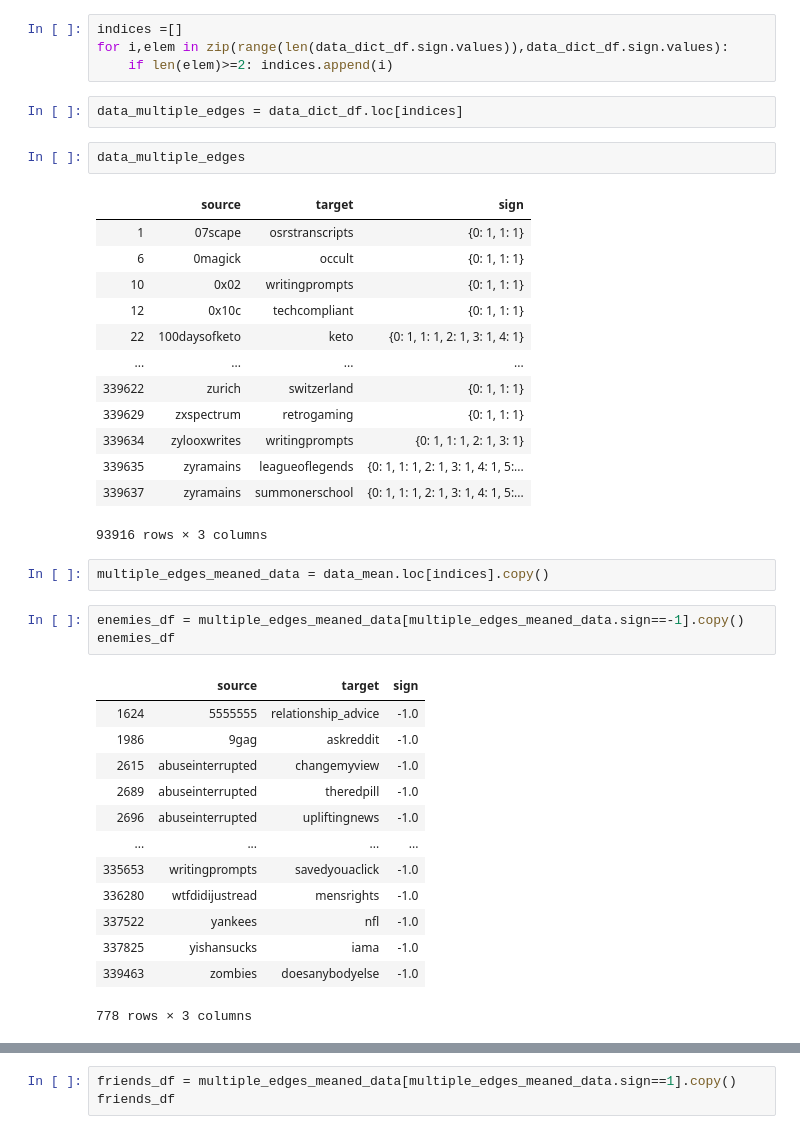
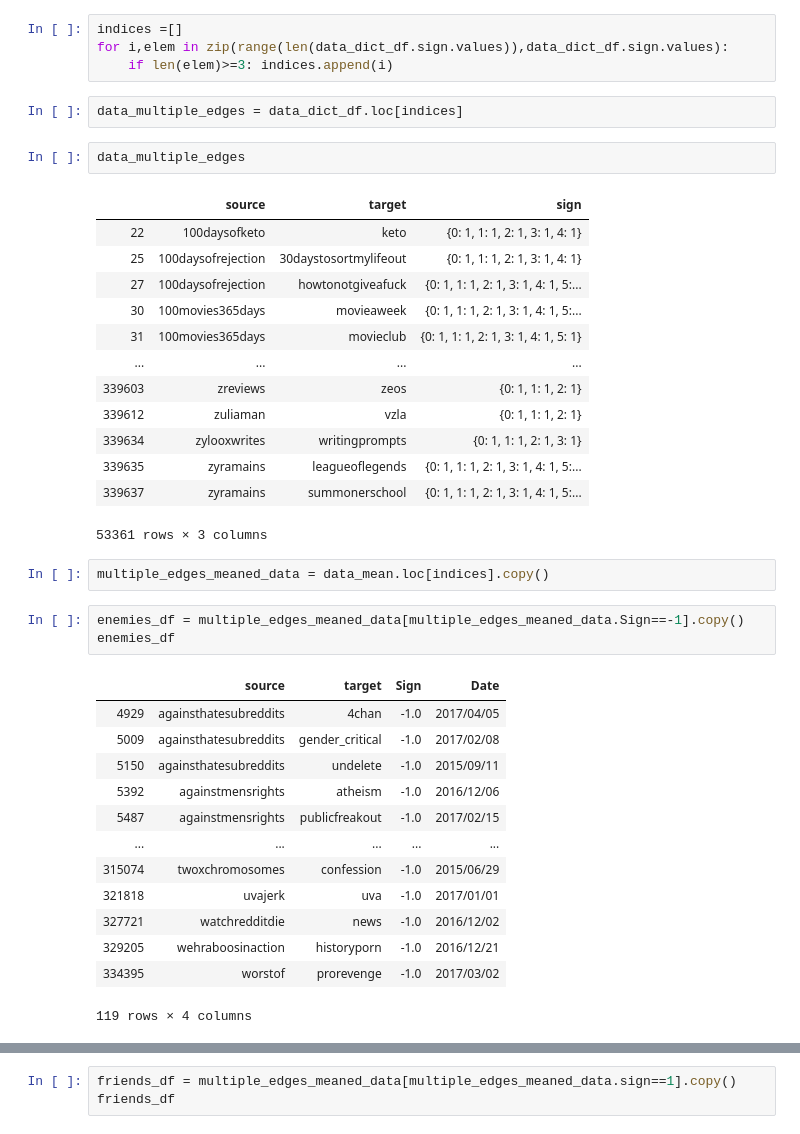
Before and after one commit to epfl-ada/ada-2020-project-milestone-p3-p3_wara9i, a Jupyter notebook: creative_extension.ipynb, the cells around one changed output, grey strips where cells are left out. Cells and saved outputs as stored; diff of their text form.

```diff
--- a/creative_extension.ipynb
+++ b/creative_extension.ipynb
@@ -284,41 +284,41 @@ data_dict_df = pd.DataFrame({"source":listed_source_dict,"target":listed_target_
 # %%
 indices =[]
 for i,elem in zip(range(len(data_dict_df.sign.values)),data_dict_df.sign.values):
-    if len(elem)>=2: indices.append(i)
+    if len(elem)>=3: indices.append(i)
 # %%
 data_multiple_edges = data_dict_df.loc[indices]
 # %%
 data_multiple_edges
 # %% [output]
 |  | source | target | sign |
-| 1 | 07scape | osrstranscripts | {0: 1, 1: 1} |
-| 6 | 0magick | occult | {0: 1, 1: 1} |
-| 10 | 0x02 | writingprompts | {0: 1, 1: 1} |
-| 12 | 0x10c | techcompliant | {0: 1, 1: 1} |
 | 22 | 100daysofketo | keto | {0: 1, 1: 1, 2: 1, 3: 1, 4: 1} |
+| 25 | 100daysofrejection | 30daystosortmylifeout | {0: 1, 1: 1, 2: 1, 3: 1, 4: 1} |
+| 27 | 100daysofrejection | howtonotgiveafuck | {0: 1, 1: 1, 2: 1, 3: 1, 4: 1, 5:... |
+| 30 | 100movies365days | movieaweek | {0: 1, 1: 1, 2: 1, 3: 1, 4: 1, 5:... |
+| 31 | 100movies365days | movieclub | {0: 1, 1: 1, 2: 1, 3: 1, 4: 1, 5: 1} |
 | ... | ... | ... | ... |
-| 339622 | zurich | switzerland | {0: 1, 1: 1} |
-| 339629 | zxspectrum | retrogaming | {0: 1, 1: 1} |
+| 339603 | zreviews | zeos | {0: 1, 1: 1, 2: 1} |
+| 339612 | zuliaman | vzla | {0: 1, 1: 1, 2: 1} |
 | 339634 | zylooxwrites | writingprompts | {0: 1, 1: 1, 2: 1, 3: 1} |
 | 339635 | zyramains | leagueoflegends | {0: 1, 1: 1, 2: 1, 3: 1, 4: 1, 5:... |
 | 339637 | zyramains | summonerschool | {0: 1, 1: 1, 2: 1, 3: 1, 4: 1, 5:... |
-93916 rows × 3 columns
+53361 rows × 3 columns
 # %%
 multiple_edges_meaned_data = data_mean.loc[indices].copy()
 # %%
-enemies_df = multiple_edges_meaned_data[multiple_edges_meaned_data.sign==-1].copy()
+enemies_df = multiple_edges_meaned_data[multiple_edges_meaned_data.Sign==-1].copy()
 enemies_df
 # %% [output]
-|  | source | target | sign |
-| 1624 | 5555555 | relationship_advice | -1.0 |
-| 1986 | 9gag | askreddit | -1.0 |
-| 2615 | abuseinterrupted | changemyview | -1.0 |
-| 2689 | abuseinterrupted | theredpill | -1.0 |
-| 2696 | abuseinterrupted | upliftingnews | -1.0 |
-| ... | ... | ... | ... |
-| 335653 | writingprompts | savedyouaclick | -1.0 |
-| 336280 | wtfdidijustread | mensrights | -1.0 |
-| 337522 | yankees | nfl | -1.0 |
-| 337825 | yishansucks | iama | -1.0 |
-| 339463 | zombies | doesanybodyelse | -1.0 |
+|  | source | target | Sign | Date |
+| 4929 | againsthatesubreddits | 4chan | -1.0 | 2017/04/05 |
+| 5009 | againsthatesubreddits | gender_critical | -1.0 | 2017/02/08 |
+| 5150 | againsthatesubreddits | undelete | -1.0 | 2015/09/11 |
+| 5392 | againstmensrights | atheism | -1.0 | 2016/12/06 |
+| 5487 | againstmensrights | publicfreakout | -1.0 | 2017/02/15 |
+| ... | ... | ... | ... | ... |
+| 315074 | twoxchromosomes | confession | -1.0 | 2015/06/29 |
+| 321818 | uvajerk | uva | -1.0 | 2017/01/01 |
+| 327721 | watchredditdie | news | -1.0 | 2016/12/02 |
+| 329205 | wehraboosinaction | historyporn | -1.0 | 2016/12/21 |
+| 334395 | worstof | prorevenge | -1.0 | 2017/03/02 |
-778 rows × 3 columns
+119 rows × 4 columns
```
Also changed, not shown: parts of 8 cells of this notebook, 6 other files.
